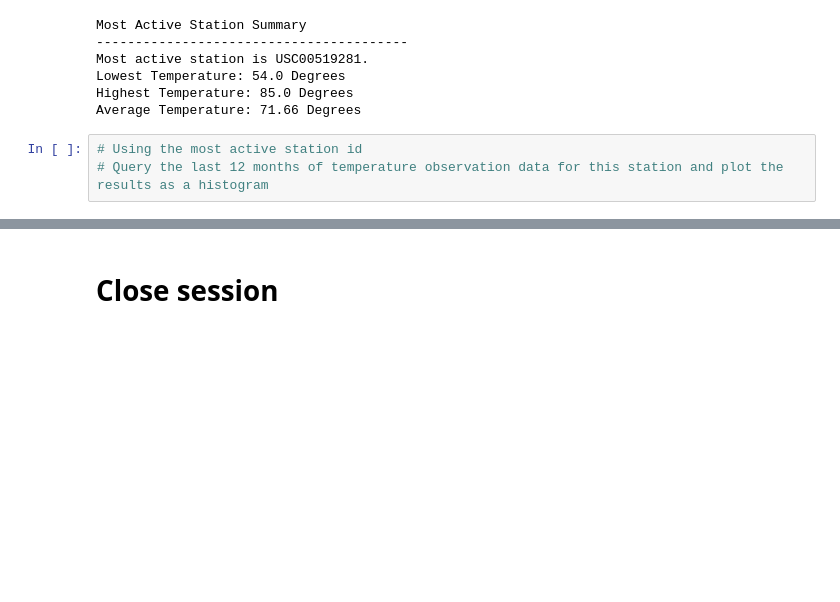
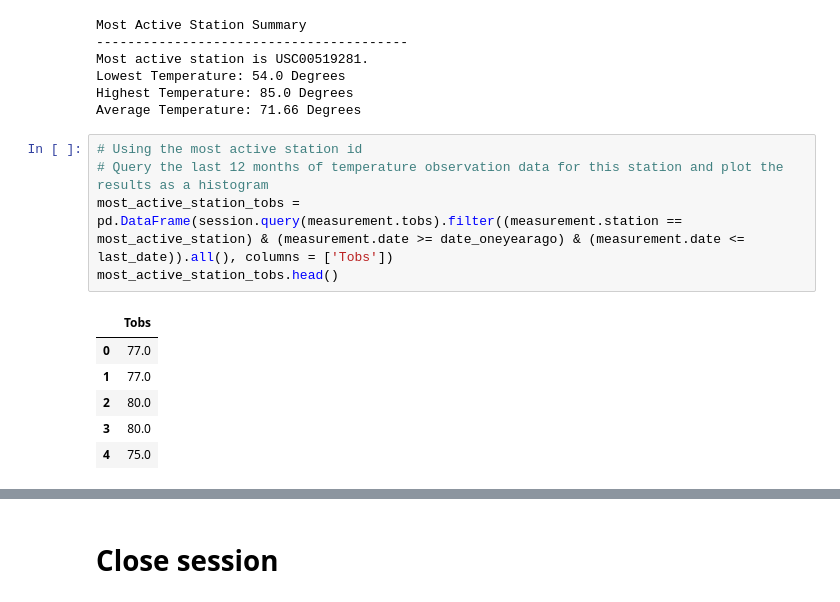
Before and after one commit to nealp1910/sqlalchemy-challenge, a Jupyter notebook: climate_starter.ipynb, the cells around one changed output, grey strips where cells are left out. Saved outputs shown, nothing was run; the diff lists cells and outputs as text; blank space fills up the shorter version.

```diff
--- a/climate_starter.ipynb
+++ b/climate_starter.ipynb
@@ -177,3 +177,12 @@ Average Temperature: 71.66 Degrees
 # %%
 # Using the most active station id
 # Query the last 12 months of temperature observation data for this station and plot the results as a histogram
+most_active_station_tobs = pd.DataFrame(session.query(measurement.tobs).filter((measurement.station == most_active_station) & (measurement.date >= date_oneyearago) & (measurement.date <= last_date)).all(), columns = ['Tobs'])
+most_active_station_tobs.head()
+# %% [output]
+|  | Tobs |
+| 0 | 77.0 |
+| 1 | 77.0 |
+| 2 | 80.0 |
+| 3 | 80.0 |
+| 4 | 75.0 |
```
Also changed, not shown: parts of 1 cell of this notebook.
